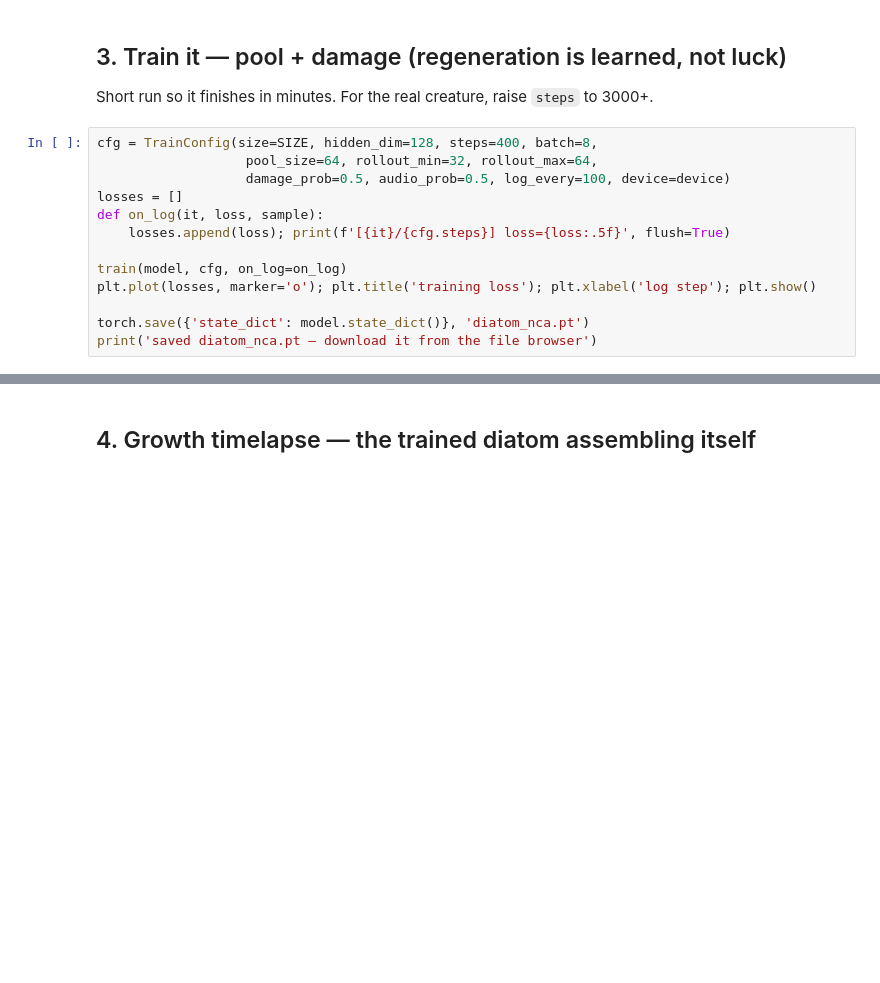
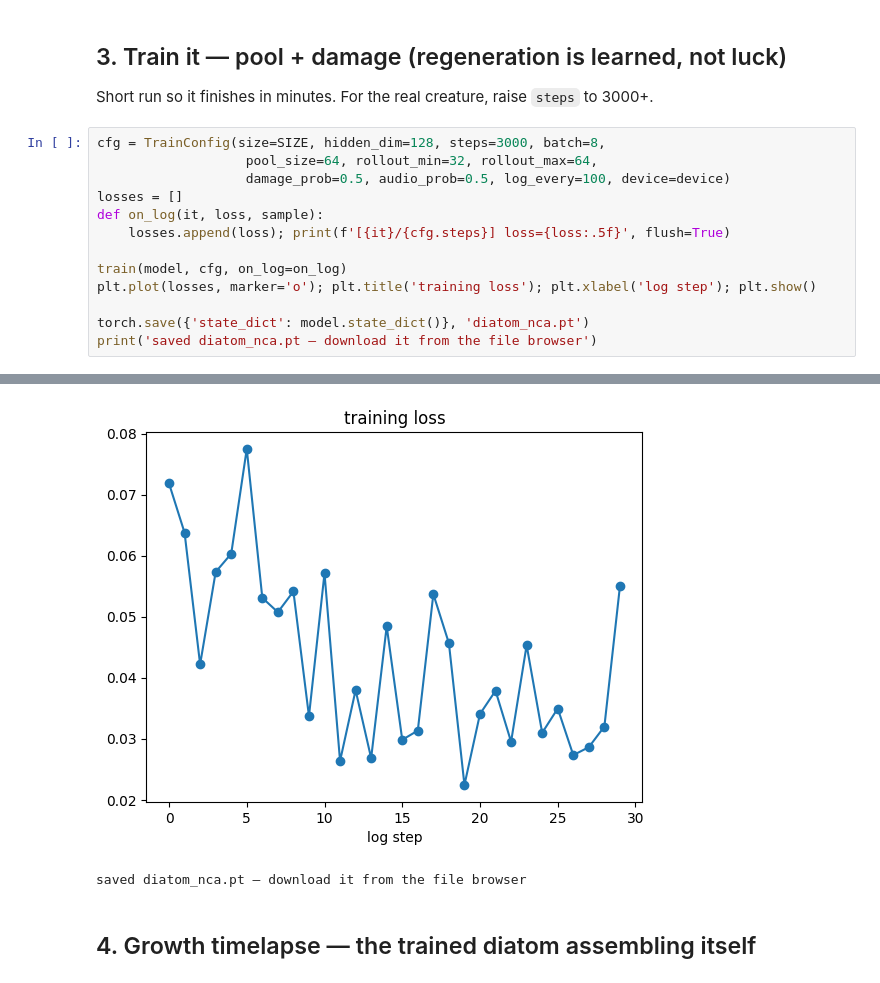
Before and after one commit to AaronGrace978/Automata, a Jupyter notebook: notebooks/diatom_nca_colab.ipynb, the cells around one changed output, grey strips where cells are left out. Saved outputs shown, nothing was run; the diff lists cells and outputs as text; blank space fills up the shorter version.

```diff
--- a/notebooks/diatom_nca_colab.ipynb
+++ b/notebooks/diatom_nca_colab.ipynb
@@ -73,7 +83,7 @@ plt.suptitle('untrained growth: t=0 → t=32 (primordial soup)'); plt.show()
 
 Short run so it finishes in minutes. For the real creature, raise `steps` to 3000+.
 # %%
-cfg = TrainConfig(size=SIZE, hidden_dim=128, steps=400, batch=8,
+cfg = TrainConfig(size=SIZE, hidden_dim=128, steps=3000, batch=8,
                    pool_size=64, rollout_min=32, rollout_max=64,
                    damage_prob=0.5, audio_prob=0.5, log_every=100, device=device)
 losses = []
@@ -85,3 +95,4 @@ plt.plot(losses, marker='o'); plt.title('training loss'); plt.xlabel('log step')
 
 torch.save({'state_dict': model.state_dict()}, 'diatom_nca.pt')
 print('saved diatom_nca.pt — download it from the file browser')
+# %% [output]
@@ -88,3 +116,5 @@ print('saved diatom_nca.pt — download it from the file browser')
+[figure, added]
+saved diatom_nca.pt — download it from the file browser
 # %% [markdown]
 ## 4. Growth timelapse — the trained diatom assembling itself
 # %%
```
Also changed, not shown: parts of 13 cells of this notebook.
